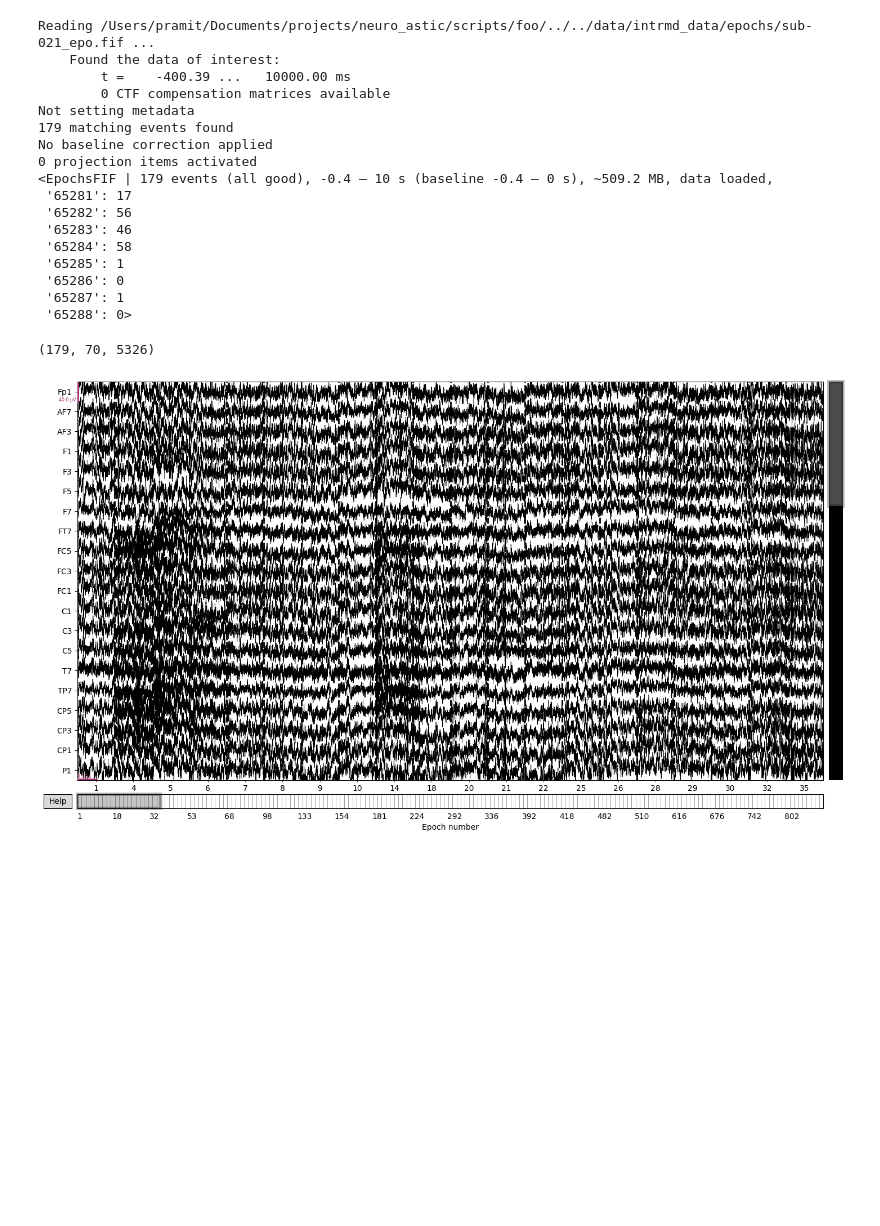
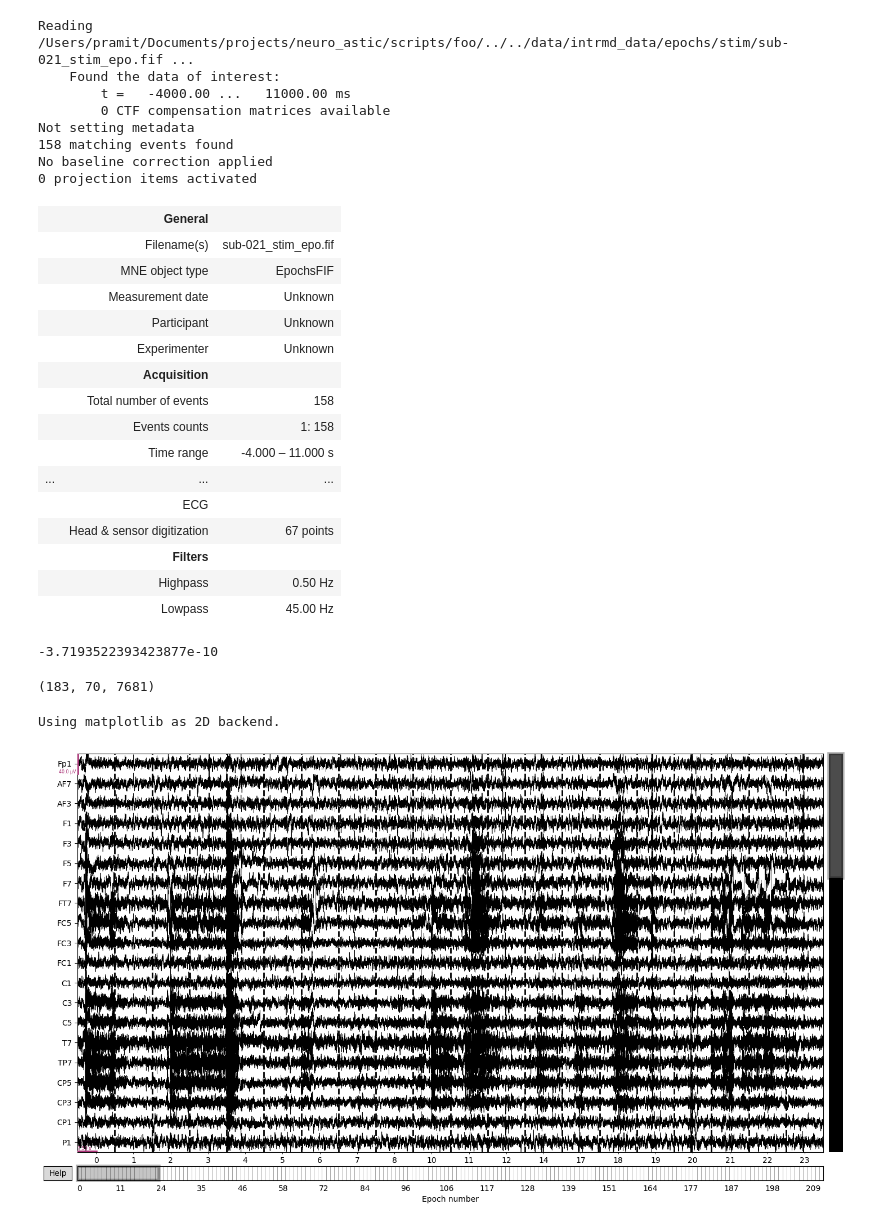
Before and after one commit to promit-3o20/neuro_astic, a Jupyter notebook: scripts/foo/03_epoch_analyse.ipynb, the cells around one changed output. Drawn from its saved outputs; the diff is of its cells as text; code cells hidden in the pictures; blank space fills up the shorter version.

```diff
--- a/scripts/foo/03_epoch_analyse.ipynb
+++ b/scripts/foo/03_epoch_analyse.ipynb
@@ -1,37 +1,56 @@
 # %%
 import mne
 
-file_path = "../../data/intrmd_data/epochs/sub-021_epo.fif"
+file_path = "../../data/intrmd_data/epochs/stim/sub-021_stim_epo.fif"
 
 # Try loading as epochs
 epochs = mne.read_epochs(file_path, preload=True)
-print(epochs)
+epochs
 # %% [output]
-Reading /Users/pramit/Documents/projects/neuro_astic/scripts/foo/../../data/intrmd_data/epochs/sub-021_epo.fif ...
+Reading /Users/pramit/Documents/projects/neuro_astic/scripts/foo/../../data/intrmd_data/epochs/stim/sub-021_stim_epo.fif ...
     Found the data of interest:
-        t =    -400.39 ...   10000.00 ms
+        t =   -4000.00 ...   11000.00 ms
         0 CTF compensation matrices available
 Not setting metadata
-179 matching events found
+158 matching events found
 No baseline correction applied
 0 projection items activated
-<EpochsFIF | 179 events (all good), -0.4 – 10 s (baseline -0.4 – 0 s), ~509.2 MB, data loaded,
- '65281': 17
- '65282': 56
- '65283': 46
- '65284': 58
- '65285': 1
- '65286': 0
- '65287': 1
- '65288': 0>
+|  | General |  |
+|  | Filename(s) | sub-021_stim_epo.fif |
+|  | MNE object type | EpochsFIF |
+|  | Measurement date | Unknown |
+|  | Participant | Unknown |
+|  | Experimenter | Unknown |
+|  | Acquisition |  |
+|  | Total number of events | 158 |
+|  | Events counts | 1: 158 |
+|  | Time range | -4.000 – 11.000 s |
+| ... | ... | ... |
+|  | ECG |  |
+|  | Head & sensor digitization | 67 points |
+|  | Filters |  |
+|  | Highpass | 0.50 Hz |
+|  | Lowpass | 45.00 Hz |
+# %%
+import numpy as np
+
+data = epochs.get_data()
+
+# mean over baseline window
+baseline_mean = data[:, :, : int(4 * 512)].mean()
+
+print(baseline_mean)
+# %% [output]
+-3.7193522393423877e-10
 # %%
 print(epochs.get_data().shape)
 # %% [output]
-(179, 70, 5326)
+(183, 70, 7681)
 # %%
 epochs.plot();
 # %% [output]
+Using matplotlib as 2D backend.
-[figure, old version]
+[figure, new version]
 # %%
 epochs[0].plot();
 # %% [output]
```
Also changed, not shown: parts of 2 cells of this notebook, 5 other files.
